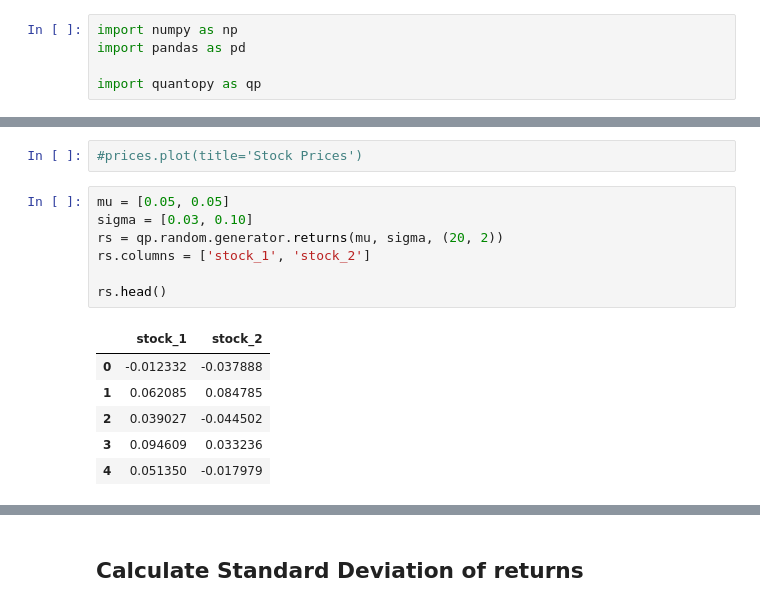
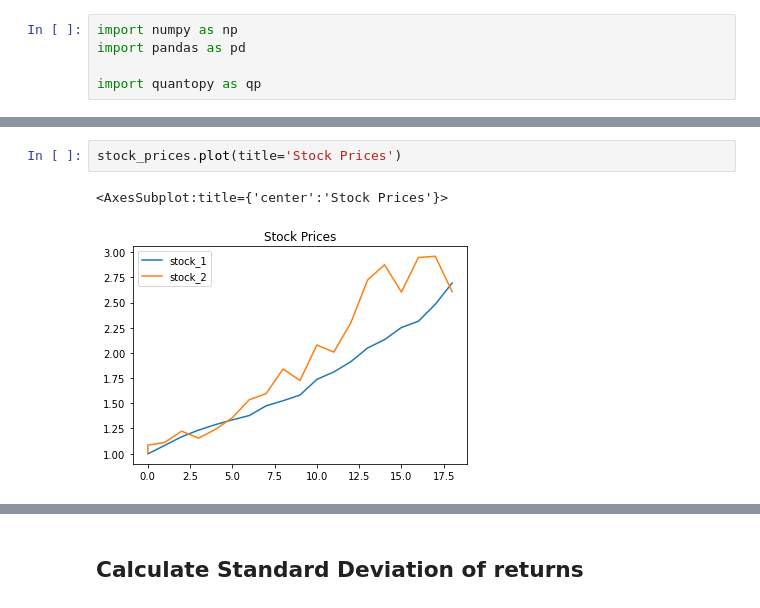
Before and after one commit to quantopy-dev/quantopy, a Jupyter notebook: docs/return-basics.ipynb, the cells around one changed output, grey strips where cells are left out. Drawn from its saved outputs; the diff is of its cells as text.

```diff
--- a/docs/return-basics.ipynb
+++ b/docs/return-basics.ipynb
@@ -19,16 +20,5 @@ import quantopy as qp
 # %%
-#prices.plot(title='Stock Prices')
+stock_prices.plot(title='Stock Prices')
+# %% [output]
+<AxesSubplot:title={'center':'Stock Prices'}>
+[figure, added]
-# %%
-mu = [0.05, 0.05]
-sigma = [0.03, 0.10]
-rs = qp.random.generator.returns(mu, sigma, (20, 2))
-rs.columns = ['stock_1', 'stock_2']
-
-rs.head()
-# %% [output]
-|  | stock_1 | stock_2 |
-| 0 | -0.012332 | -0.037888 |
-| 1 | 0.062085 | 0.084785 |
-| 2 | 0.039027 | -0.044502 |
-| 3 | 0.094609 | 0.033236 |
-| 4 | 0.051350 | -0.017979 |
```
Also changed, not shown: parts of 8 cells of this notebook.
